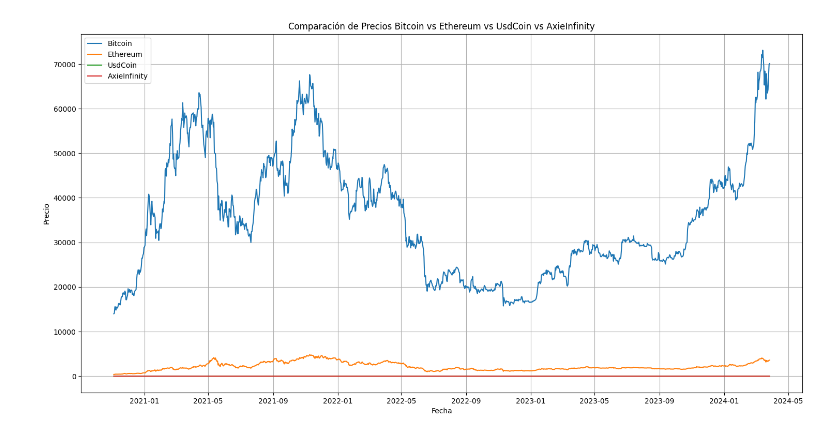
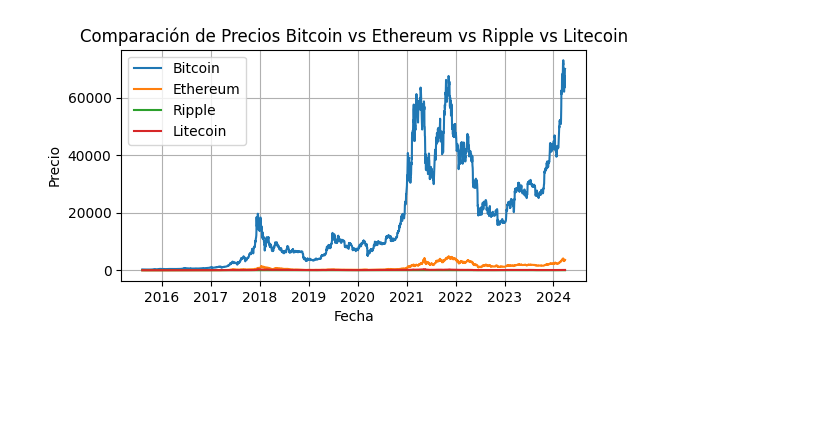
Before and after one commit to Zstyles12/Proyecto-samsumg1, a Jupyter notebook: criptomonedas/Analisis-criptomonedas.ipynb, the cells around one changed output. Cells and saved outputs as stored; diff of their text form; code cells hidden in the pictures; blank space fills up the shorter version.

Commit message:
mas graficas al proyecto

```diff
--- a/criptomonedas/Analisis-criptomonedas.ipynb
+++ b/criptomonedas/Analisis-criptomonedas.ipynb
@@ -7,41 +7,110 @@ import matplotlib.pyplot as plt
 # Cargar los archivos CSV en DataFrames
 bitcoin_df = pd.read_csv('files/bitcoin.csv')
 ethereum_df = pd.read_csv('files/ethereum.csv')
-usdcoin_df = pd.read_csv('files/usd-coin.csv')
-axieinfinity_df = pd.read_csv('files/axie-infinity.csv')
+ripple_df = pd.read_csv('files/ripple.csv')
+litecoin_df = pd.read_csv('files/litecoin.csv')
 
 # Asegurarse de que las columnas de fecha tengan el mismo formato
 bitcoin_df['date'] = pd.to_datetime(bitcoin_df['date'])
 ethereum_df['date'] = pd.to_datetime(ethereum_df['date'])
-usdcoin_df ['date'] = pd.to_datetime(usdcoin_df['date'])
-axieinfinity_df ['date'] = pd.to_datetime(axieinfinity_df['date'])
+ripple_df ['date'] = pd.to_datetime(ripple_df['date'])
+litecoin_df ['date'] = pd.to_datetime(litecoin_df['date'])
 
 
 # Fusionar los DataFrames por la fecha
 merged_df = pd.merge(bitcoin_df, ethereum_df, on='date', how='inner', suffixes=('_bitcoin', '_ethereum'))
 
-merged_df = pd.merge(merged_df, usdcoin_df, on='date', how='inner', suffixes=('', '_usdcoin'))
+merged_df = pd.merge(merged_df, ripple_df, on='date', how='inner', suffixes=('', '_ripple'))
 
-merged_df = pd.merge(merged_df, axieinfinity_df, on='date', how='inner', suffixes=('_usdcoin', '_axieinfinity'))
+merged_df = pd.merge(merged_df, litecoin_df, on='date', how='inner', suffixes=('_ripple', '_litecoin'))
 
 
 
 # Comparar el precio
-merged_df['Diferencia_Precio'] = merged_df['price_bitcoin'] - merged_df['price_ethereum'] - merged_df['price_usdcoin'] - merged_df['price_axieinfinity']
+merged_df['Diferencia_Precio'] = merged_df['price_bitcoin'] - merged_df['price_ethereum'] - merged_df['price_ripple'] - merged_df['price_litecoin']
 
 # Mostrar el DataFrame con la comparación
-print(merged_df[['date', 'price_bitcoin', 'price_ethereum', 'price_usdcoin', 'price_axieinfinity',  'Diferencia_Precio']])
+print(merged_df[['date', 'price_bitcoin', 'price_ethereum', 'price_ripple', 'price_litecoin',  'Diferencia_Precio']])
 
 # Graficar los precios
-plt.figure(figsize=(18, 9))
+plt.figure(figsize=(6, 3))
 plt.plot(merged_df['date'], merged_df['price_bitcoin'], label='Bitcoin')
 plt.plot(merged_df['date'], merged_df['price_ethereum'], label='Ethereum')
-plt.plot(merged_df['date'], merged_df['price_usdcoin'], label = 'UsdCoin')
-plt.plot(merged_df['date'], merged_df['price_usdcoin'], label = 'AxieInfinity')
+plt.plot(merged_df['date'], merged_df['price_ripple'], label = 'Ripple')
+plt.plot(merged_df['date'], merged_df['price_litecoin'], label = 'Litecoin')
 plt.xlabel('Fecha')
 plt.ylabel('Precio')
-plt.title('Comparación de Precios Bitcoin vs Ethereum vs UsdCoin vs AxieInfinity')
+plt.title('Comparación de Precios Bitcoin vs Ethereum vs Ripple vs Litecoin')
 plt.legend()
 plt.grid(True)
 plt.show()
+
+
+# Filtrar los datos para el año 2015
+bitcoin_2015 = bitcoin_df[(bitcoin_df['date'] >= '2015-01-01') & (bitcoin_df['date'] <= '2015-12-31')]
+ethereum_2015 = ethereum_df[(ethereum_df['date'] >= '2015-01-01') & (ethereum_df['date'] <= '2015-12-31')]
+ripple_2015 = ripple_df[(ripple_df['date'] >= '2015-01-01') & (ripple_df['date'] <= '2015-12-31')]
+litecoin_2015 = litecoin_df[(litecoin_df['date'] >= '2015-01-01') & (litecoin_df['date'] <= '2015-12-31')]
+
+
+
+# Crear la figura y los subplots
+fig, axs = plt.subplots(2, 2, figsize=(12, 6))
+fig.suptitle('Precio de Criptomonedas en 2015', fontsize=16)
+
+# Graficar Bitcoin
+axs[0, 0].plot(bitcoin_2015['date'], bitcoin_2015['price'], label='Bitcoin')
+axs[0, 0].set_title('Bitcoin')
+axs[0, 0].set_xlabel('Fecha')
+axs[0, 0].set_ylabel('Precio')
+axs[0, 0].legend()
+
+# Graficar Ethereum
+axs[0, 1].plot(ethereum_2015['date'], ethereum_2015['price'], label='Ethereum')
+axs[0, 1].set_title('Ethereum')
+axs[0, 1].set_xlabel('Fecha')
+axs[0, 1].set_ylabel('Precio')
+axs[0, 1].legend()
+
+# Graficar Ripple
+axs[1, 0].plot(ripple_2015['date'], ripple_2015['price'], label='Ripple')
+axs[1, 0].set_title('Ripple')
+axs[1, 0].set_xlabel('Fecha')
+axs[1, 0].set_ylabel('Precio')
+axs[1, 0].legend()
+
+# Graficar Litecoin
+axs[1, 1].plot(litecoin_2015['date'], litecoin_2015['price'], label='Litecoin')
+axs[1, 1].set_title('Litecoin')
+axs[1, 1].set_xlabel('Fecha')
+axs[1, 1].set_ylabel('Precio')
+axs[1, 1].legend()
+
+# Ajustar el espaciado entre los subplots
+plt.tight_layout()
+
+# Mostrar la figura
+plt.show()
+
+# Ajustar el espaciado entre los subplots
+plt.tight_layout()
+
+# Mostrar la figura
+plt.show()
+
+#comparando market cap
+merged_df['market_cap'] = merged_df['market_cap_bitcoin'] - merged_df['market_cap_ethereum'] - merged_df['market_cap_ripple'] - merged_df['market_cap_litecoin']
+
+print(merged_df[['date', 'market_cap_bitcoin', 'market_cap_ethereum', 'market_cap_ripple', 'market_cap_litecoin' ]])
+plt.figure(figsize=(6,3))
+plt.plot(merged_df['date'], merged_df['market_cap_bitcoin'], label= 'Bitcoin')
+plt.plot(merged_df['date'], merged_df['market_cap_ethereum'], label= 'Ethereum')
+plt.plot(merged_df['date'], merged_df['market_cap_ripple'], label= 'Ripple')
+plt.plot(merged_df['date'], merged_df['market_cap_litecoin'], label ='Litecoin')
+plt.xlabel('Fecha')
+plt.ylabel('Valor de mercado')
+plt.title('Comparación de valor de mercado Bitcoin vs Ethereum vs Ripple vs Litecoin')
+plt.legend()
+plt.grid(True)
+plt.show()
 # %% [output]
@@ -65 +134 @@ plt.show()
-[figure, old version]
+[figure, new version]
```
Also changed, not shown: parts of 1 cell of this notebook.
